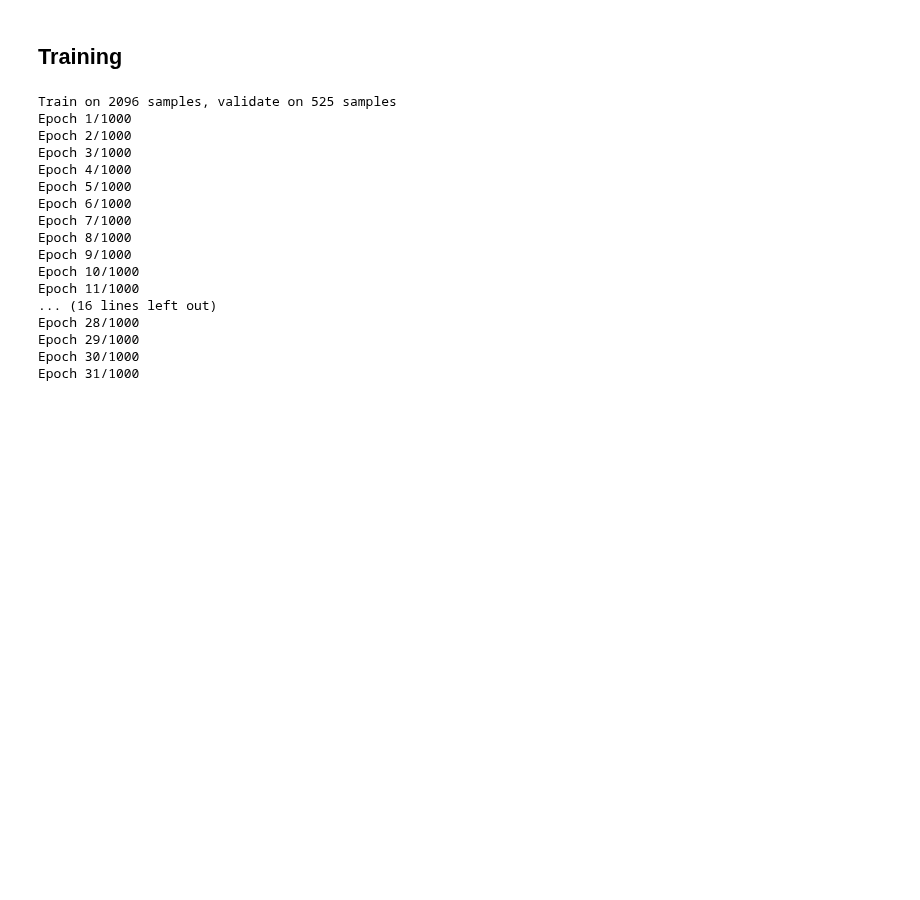
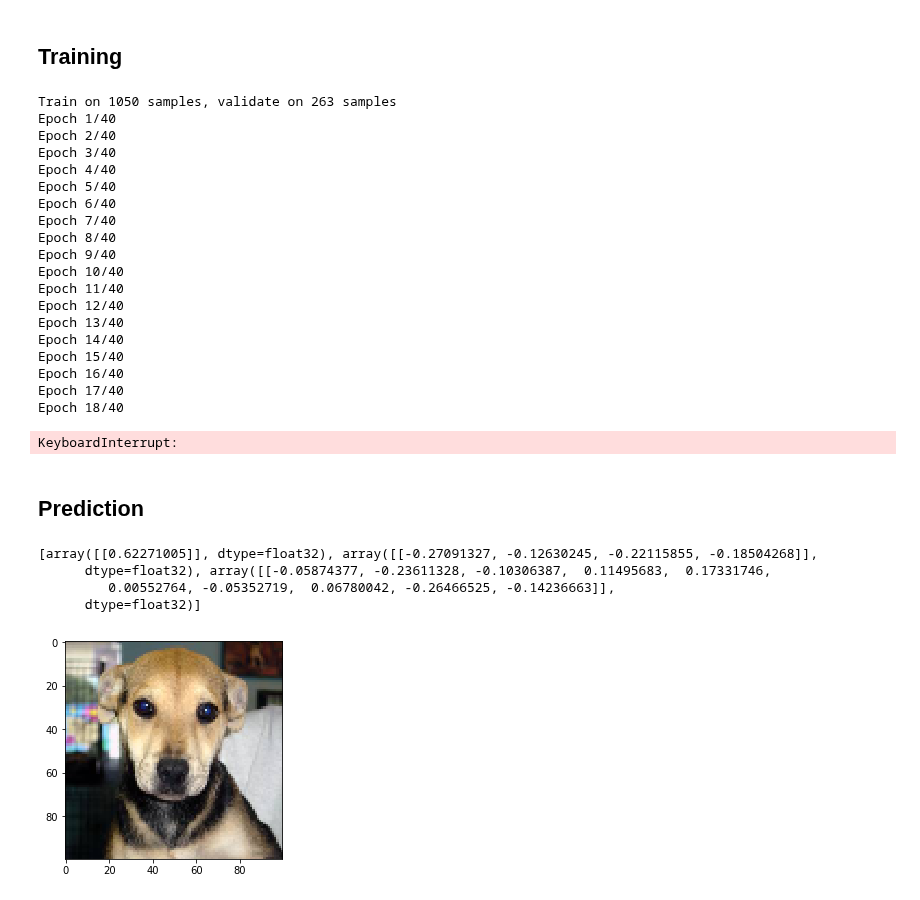
Before and after one commit to GuillaumeMougeot/DogFaceNet, a Jupyter notebook: landmarks/mtcnn.ipynb, the cells around one changed output. Drawn from its saved outputs; the diff is of its cells as text; code cells hidden in the pictures; blank space fills up the shorter version.

Commit message:
Test on face detection with MTCNN: fail... Re-start working on dog face net

```diff
--- a/landmarks/mtcnn.ipynb
+++ b/landmarks/mtcnn.ipynb
@@ -12,13 +12,13 @@ import models
 
 PATH = '../data/landmarks/'
 
-IMAGE_SIZE = (100,100,3)
+IMAGE_SIZE = (500,500,3)
 
 # Limite size of input for testing
 TEST_LIMIT = 1000
 
 SPLIT = 0.8
-BATCH_SIZE = 32
+BATCH_SIZE = 64
 EPOCHS = 20
 STEPS_PER_EPOCH = 40
 # %% [markdown]
@@ -66,7 +86,7 @@ losses = {
     'output_landmarks': 'mse'
 }
 
-model.compile(optimizer=tf.train.AdamOptimizer(),
+model.compile(optimizer=tf.train.AdamOptimizer(0.0001),
               loss=losses,
               metrics=['accuracy'])
 # %% [output]
@@ -96,12 +112,4 @@ None
 # %%
-# model.fit(
-#     images_train,
-#     {"mask_output": masks_train, "landmarks_output": labels_train},
-#     epochs=EPOCHS,
-#     batch_size=BATCH_SIZE,
-#     validation_data=(images_valid, {"mask_output": masks_valid, "landmarks_output": labels_valid})
-# )
-
 callbacks = [
 #     tf.keras.callbacks.ModelCheckpoint(
 #         '../weights/landmarks/weights.{epoch:02d}-{val_loss:.2f}.hdf5',
@@ -114,26 +122,47 @@ callbacks = [
 model.fit(
     {'input_image':input_images, 'input_beta':input_beta},
     {'output_class':output_classes, 'output_bbox':output_bboxes, 'output_landmarks':output_landmarks},
-    epochs=1000,
+    epochs=40,
     batch_size=BATCH_SIZE,
-    validation_split=0.2,
-    callbacks=callbacks
+    validation_split=0.2
+    #callbacks=callbacks
 )
+
+for i in range
 # %% [output]
-Train on 2096 samples, validate on 525 samples
-Epoch 1/1000
-Epoch 2/1000
-Epoch 3/1000
-Epoch 4/1000
-Epoch 5/1000
-Epoch 6/1000
-Epoch 7/1000
-Epoch 8/1000
-Epoch 9/1000
-Epoch 10/1000
-Epoch 11/1000
-... (16 lines left out)
-Epoch 28/1000
-Epoch 29/1000
-Epoch 30/1000
-Epoch 31/1000
+Train on 1050 samples, validate on 263 samples
+Epoch 1/40
+Epoch 2/40
+Epoch 3/40
+Epoch 4/40
+Epoch 5/40
+Epoch 6/40
+Epoch 7/40
+Epoch 8/40
+Epoch 9/40
+Epoch 10/40
+Epoch 11/40
+Epoch 12/40
+Epoch 13/40
+Epoch 14/40
+Epoch 15/40
+Epoch 16/40
+Epoch 17/40
+Epoch 18/40
+KeyboardInterrupt:
+# %% [markdown]
+## Prediction
+# %%
+test_image = sk.io.imread(PATH + 'evaluate/' + 'dog.4.jpg')
+test_image = sk.transform.resize(test_image, IMAGE_SIZE)
+plt.imshow(test_image)
+test_beta = 1.0
+input_dict = {'input_image':np.array([test_image]),'input_beta':np.array([test_beta])}
+prediction = model.predict(input_dict)
+print(prediction)
+# %% [output]
+[array([[0.62271005]], dtype=float32), array([[-0.27091327, -0.12630245, -0.22115855, -0.18504268]],
+      dtype=float32), array([[-0.05874377, -0.23611328, -0.10306387,  0.11495683,  0.17331746,
+         0.00552764, -0.05352719,  0.06780042, -0.26466525, -0.14236663]],
+      dtype=float32)]
+[figure, added]
```
Also changed, not shown: parts of 9 cells of this notebook, 5 other files.
